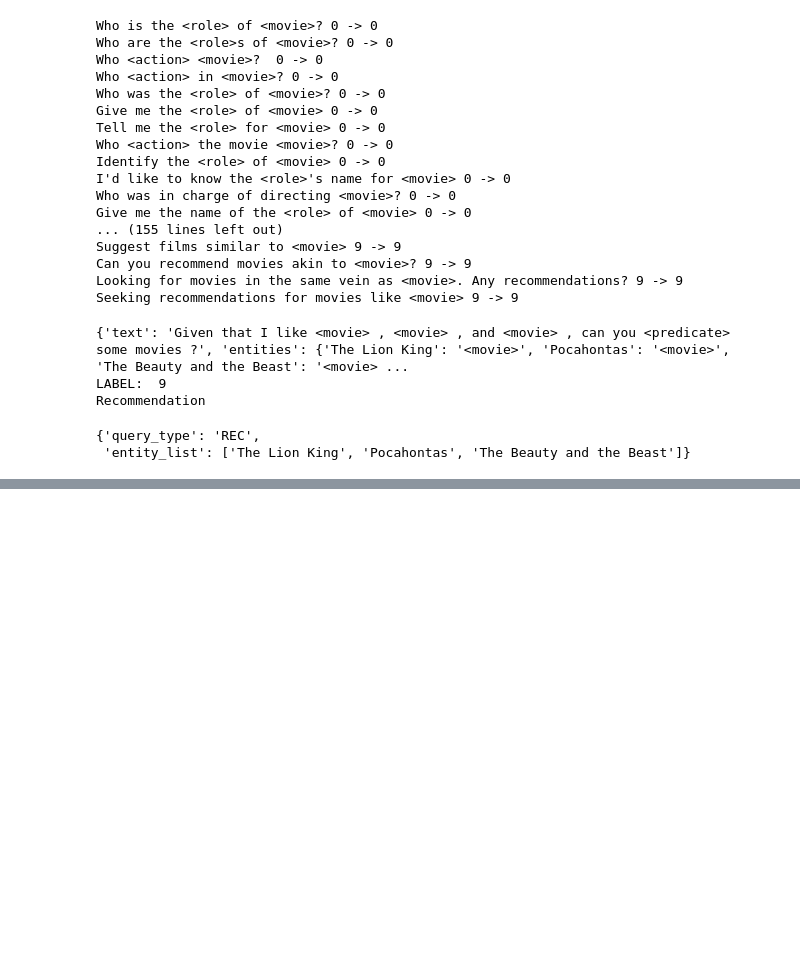
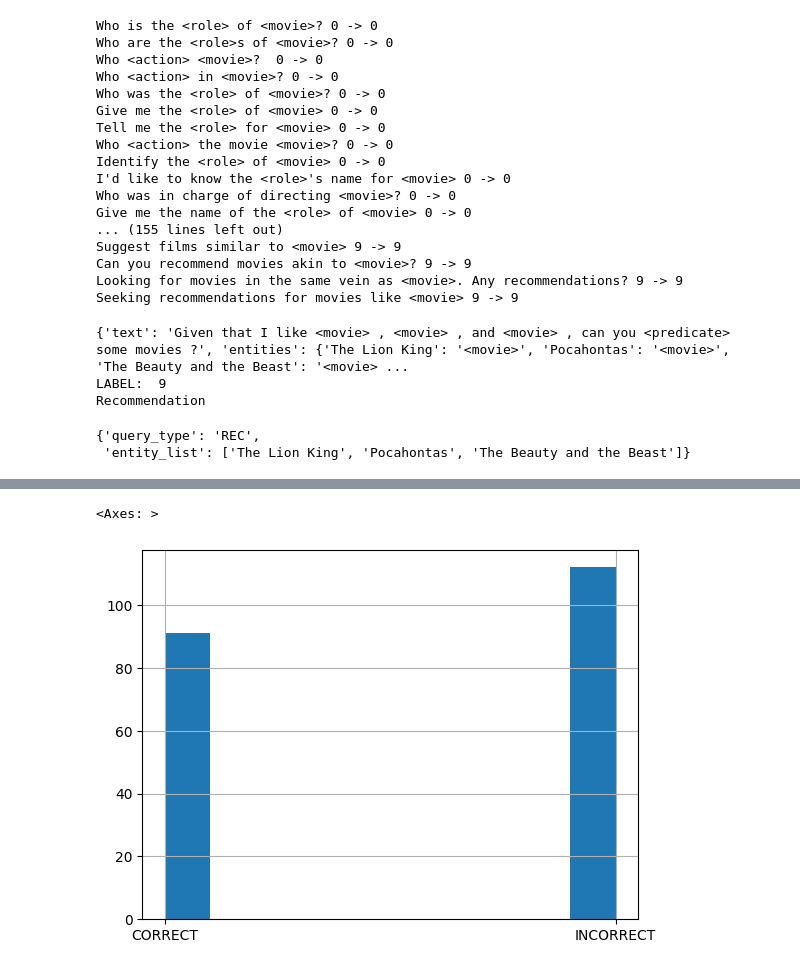
Before and after one commit to JorgeOrtizV/IntelligentConversationalAgent_ATAI, a Jupyter notebook: NER_test.ipynb, the cells around one changed output, grey strips where cells are left out. Drawn from its saved outputs; the diff is of its cells as text; code cells hidden in the pictures; blank space fills up the shorter version.

```diff
--- a/NER_test.ipynb
+++ b/NER_test.ipynb
@@ -1076,3 +1061,17 @@ Recommendation
 inference_res["entity_list"]
 # %%
 query_list
+# %%
+test_query = 'SELECT ?imdbId WHERE { <movie> rdfs:label ?imdbId }'
+test_q = 'SELECT ?y WHERE { <movie> rdfs:label ?y}'
+test_query_2 = 'SELECT ?y WHERE { ?x <action/role> <name> . ?x rdfs:label ?y . ?x wdt:P136 <genre> . }'
+
+test_query_3 = 'SELECT ?lbl WHERE { SELECT ?movie ?lbl ?rating WHERE { ?movie wdt:P31 wd:Q11424 . ?movie ddis:rating ?rating . ?movie wdt:P136 <genre> . ?movie rdfs:label ?lbl . } ORDER BY DESC(?rating) LIMIT 10}'
+
+test_q = test_q.replace("<movie>", "<https://www.wikidata.org/wiki/Q45772>")
+
+print(test_q)
+result = graph.query(prefix_string+ test_q)
+
+for s in result:
+    print(str(s))
@@ -1078,0 +1125,16 @@ query_list
+# %%
+#Remove data with below 5 seconds worktime
+#Remove data with below 60% approval rate
+
+def percentage_to_float(s):
+    return float(s[:-1])/100
+
+new_approvals = crowd_df["LifetimeApprovalRate"]
+new_approvals = new_approvals.apply(percentage_to_float)
+
+
+filtered_crowd_df = crowd_df[crowd_df["WorkTimeInSeconds"] > 5]
+filtered_crowd_df["LifetimeApprovalRate"] = new_approvals
+filtered_crowd_df = filtered_crowd_df[filtered_crowd_df["LifetimeApprovalRate"] > 0.6]
+
+filtered_crowd_df
@@ -1078,0 +1160,5 @@ query_list
+# %%
+filtered_crowd_df["AnswerLabel"].hist()
+# %% [output]
+<Axes: >
+[figure, added]
```
Also changed, not shown: parts of 15 cells of this notebook, 2 other files.
